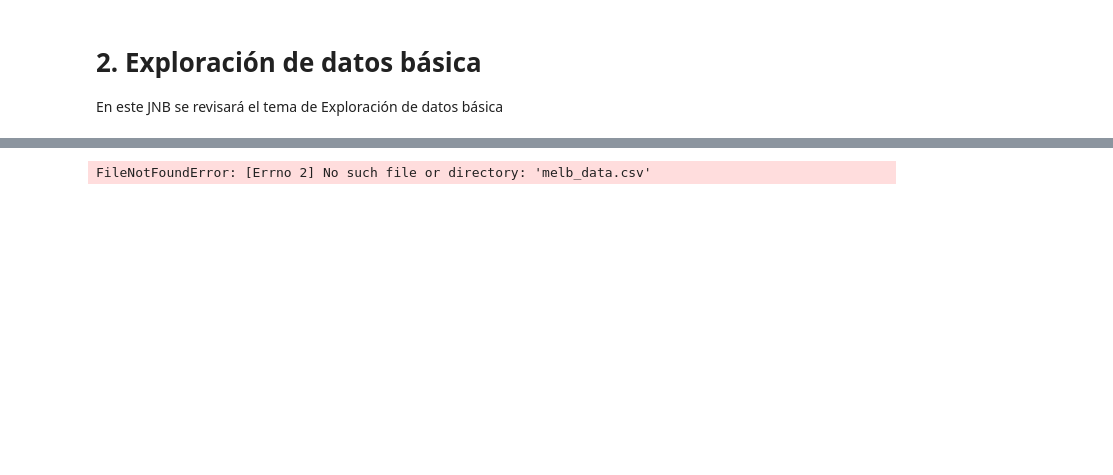
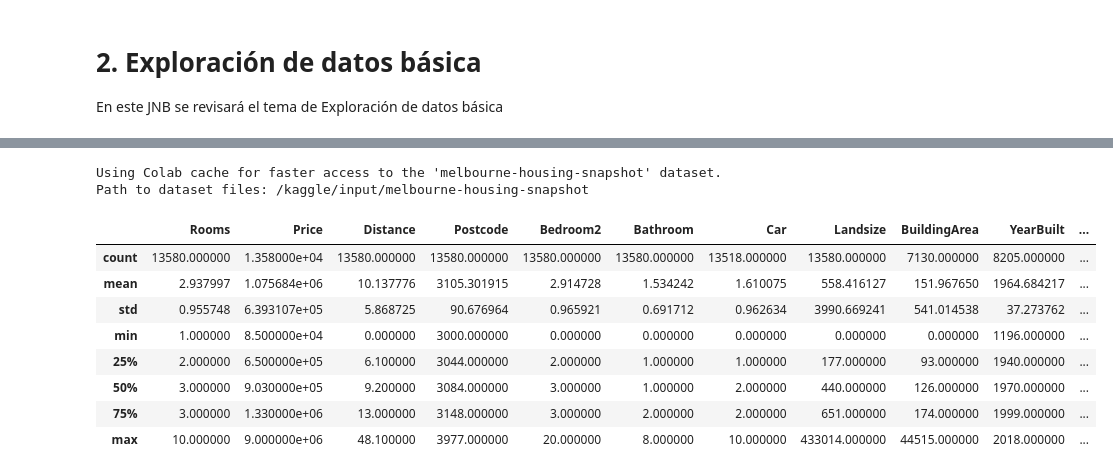
Before and after one commit to brgael/GTD2401-ACD-GA-AD26-06-ml-introduction, a Jupyter notebook: 02. BasicDataExp.ipynb, the cells around one changed output, grey strips where cells are left out. Drawn from its saved outputs; the diff is of its cells as text; code cells hidden in the pictures; blank space fills up the shorter version.

Commit message:
Apunte #2 - BasicDataExp

```diff
--- a/02. BasicDataExp.ipynb
+++ b/02. BasicDataExp.ipynb
@@ -6,13 +6,18 @@
 En este JNB se revisará el tema de Exploración de datos básica
 # %%
 import pandas as pd
-from google.colab import files
+import kagglehub
+import os
 
-# Subir el archivo CSV
-uploaded = files.upload()
+# Descargar el dataset de Melbourne
+path = kagglehub.dataset_download("dansbecker/melbourne-housing-snapshot")
 
-# Leer los datos
-melbourne_data = pd.read_csv('melb_data.csv')
+# Mostrar la ruta de descarga
+print("Path to dataset files:", path)
+
+# Leer los datos desde la carpeta descargada
+melbourne_file_path = os.path.join(path, "melb_data.csv")
+melbourne_data = pd.read_csv(melbourne_file_path)
 
 # Mostrar un resumen estadístico de los datos
 melbourne_data.describe()
@@ -21,4 +25,14 @@ melbourne_data.describe()
-FileNotFoundError: [Errno 2] No such file or directory: 'melb_data.csv'
+Using Colab cache for faster access to the 'melbourne-housing-snapshot' dataset.
+Path to dataset files: /kaggle/input/melbourne-housing-snapshot
+|  | Rooms | Price | Distance | Postcode | Bedroom2 | Bathroom | Car | Landsize | BuildingArea | YearBuilt | ... |
+| count | 13580.000000 | 1.358000e+04 | 13580.000000 | 13580.000000 | 13580.000000 | 13580.000000 | 13518.000000 | 13580.000000 | 7130.000000 | 8205.000000 | ... |
+| mean | 2.937997 | 1.075684e+06 | 10.137776 | 3105.301915 | 2.914728 | 1.534242 | 1.610075 | 558.416127 | 151.967650 | 1964.684217 | ... |
+| std | 0.955748 | 6.393107e+05 | 5.868725 | 90.676964 | 0.965921 | 0.691712 | 0.962634 | 3990.669241 | 541.014538 | 37.273762 | ... |
+| min | 1.000000 | 8.500000e+04 | 0.000000 | 3000.000000 | 0.000000 | 0.000000 | 0.000000 | 0.000000 | 0.000000 | 1196.000000 | ... |
+| 25% | 2.000000 | 6.500000e+05 | 6.100000 | 3044.000000 | 2.000000 | 1.000000 | 1.000000 | 177.000000 | 93.000000 | 1940.000000 | ... |
+| 50% | 3.000000 | 9.030000e+05 | 9.200000 | 3084.000000 | 3.000000 | 1.000000 | 2.000000 | 440.000000 | 126.000000 | 1970.000000 | ... |
+| 75% | 3.000000 | 1.330000e+06 | 13.000000 | 3148.000000 | 3.000000 | 2.000000 | 2.000000 | 651.000000 | 174.000000 | 1999.000000 | ... |
+| max | 10.000000 | 9.000000e+06 | 48.100000 | 3977.000000 | 20.000000 | 8.000000 | 10.000000 | 433014.000000 | 44515.000000 | 2018.000000 | ... |
 # %%
 # save filepath to variable for easier access
 melbourne_file_path = '../input/melbourne-housing-snapshot/melb_data.csv'
```
Also changed, not shown: parts of 2 cells of this notebook.
